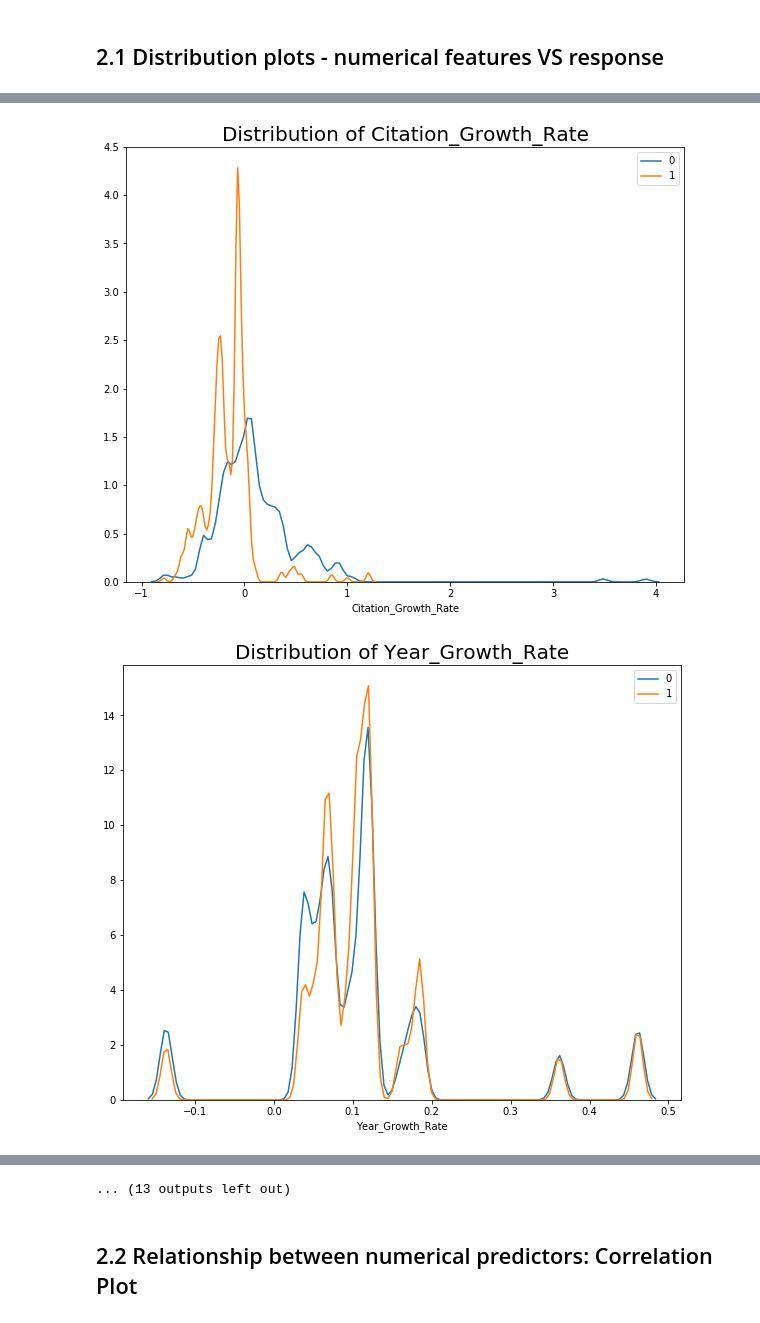
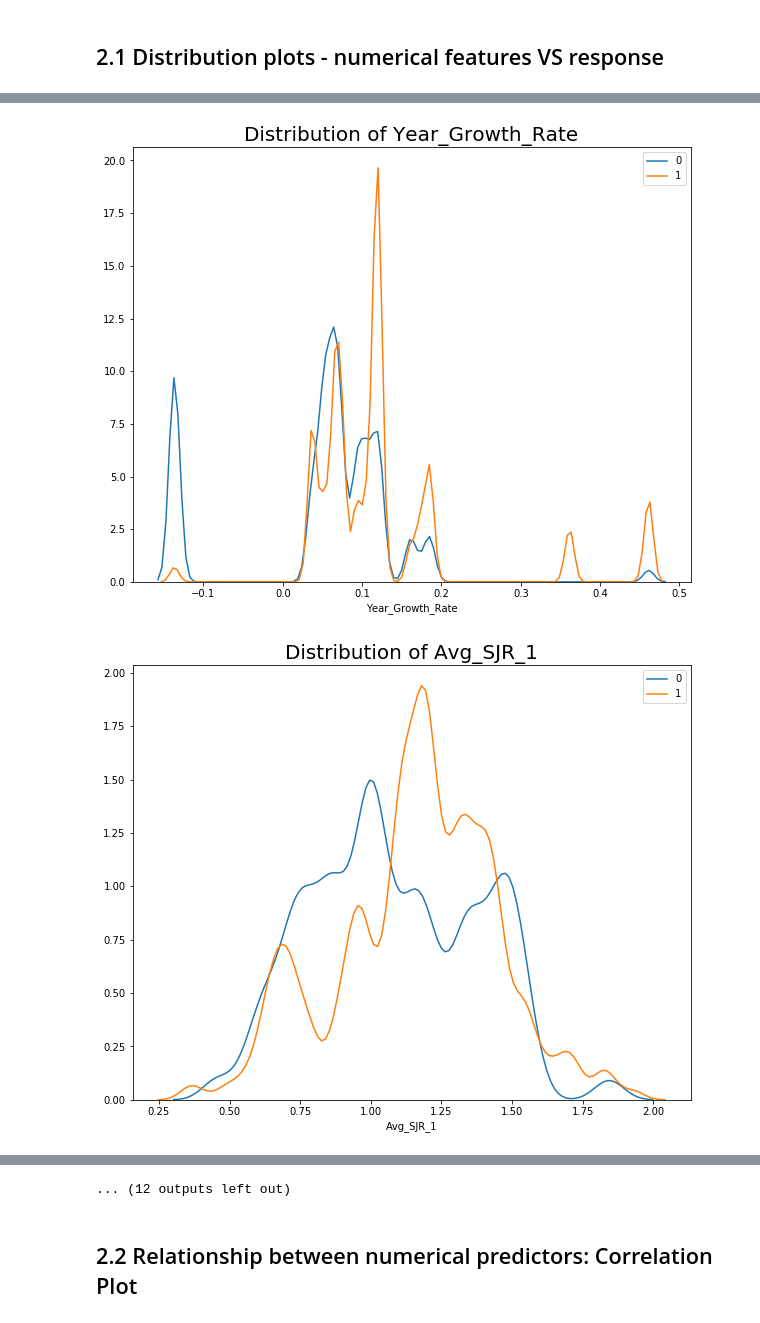
Before and after one commit to fudamio/Biomaterial-Topic-Analysis, a Jupyter notebook: scripts/Feature_Selection.ipynb, the cells around one changed output, grey strips where cells are left out. Saved outputs shown, nothing was run; the diff lists cells and outputs as text; code cells hidden in the pictures.

```diff
--- a/scripts/Feature_Selection.ipynb
+++ b/scripts/Feature_Selection.ipynb
@@ -82,6 +82,9 @@ Contain_Top_All_funding_agencies       0
 Count_of_top_funding_agency            0
 Contain_Top_PU                         0
 dtype: int64
+# %%
+# Drop off missing records from Growth_Rate (target variable)
+final_data = final_data[~final_data.Growth_Rate.isnull()]
 # %%
 # Missing data imputation by replacing median values
 missing_cols = []
@@ -164,3 +121,8 @@ final_data[final_data.columns[23:]].head(5)
+# %%
+# Create another target variable based on Growth_Rate for following hypothesis testing.
+final_data['target'] = final_data.Growth_Rate.apply(lambda x : 0 if x <= 0 else 1)
+# %%
+final_data.drop(['Target','Growth_Rate'], axis=1, inplace=True)
 # %% [markdown]
 # 2. Feature Selection - Visualization & Hypothesis testing
 - **2.1 Distribution plots - numerical features VS response**
@@ -188,6 +150,6 @@ def num_feature_distribution_plot(col_name, response_name, data):
     plt.title('Distribution of '+ col_name, fontsize=20)
 # %%
 for col in final_data.columns:
-    if (final_data[col].dtype != 'object') & (col not in ['Target','Year','Topic']):
-        num_feature_distribution_plot(col_name=col, response_name='Target', data=final_data)
+    if (final_data[col].dtype != 'object') & (col not in ['target','Year','Topic']):
+        num_feature_distribution_plot(col_name=col, response_name='target', data=final_data)
 # %% [output]
@@ -201,2 +163,2 @@ for col in final_data.columns:
-[figure, old version]
+[figure, new version]
-[figure, old version]
+[figure, new version]
@@ -206,4 +168,4 @@ for col in final_data.columns:
-... (13 outputs left out)
+... (12 outputs left out)
 # %% [markdown]
 ## 2.2 Relationship between numerical predictors: Correlation Plot
 # %%
```
Also changed, not shown: parts of 15 cells of this notebook.
